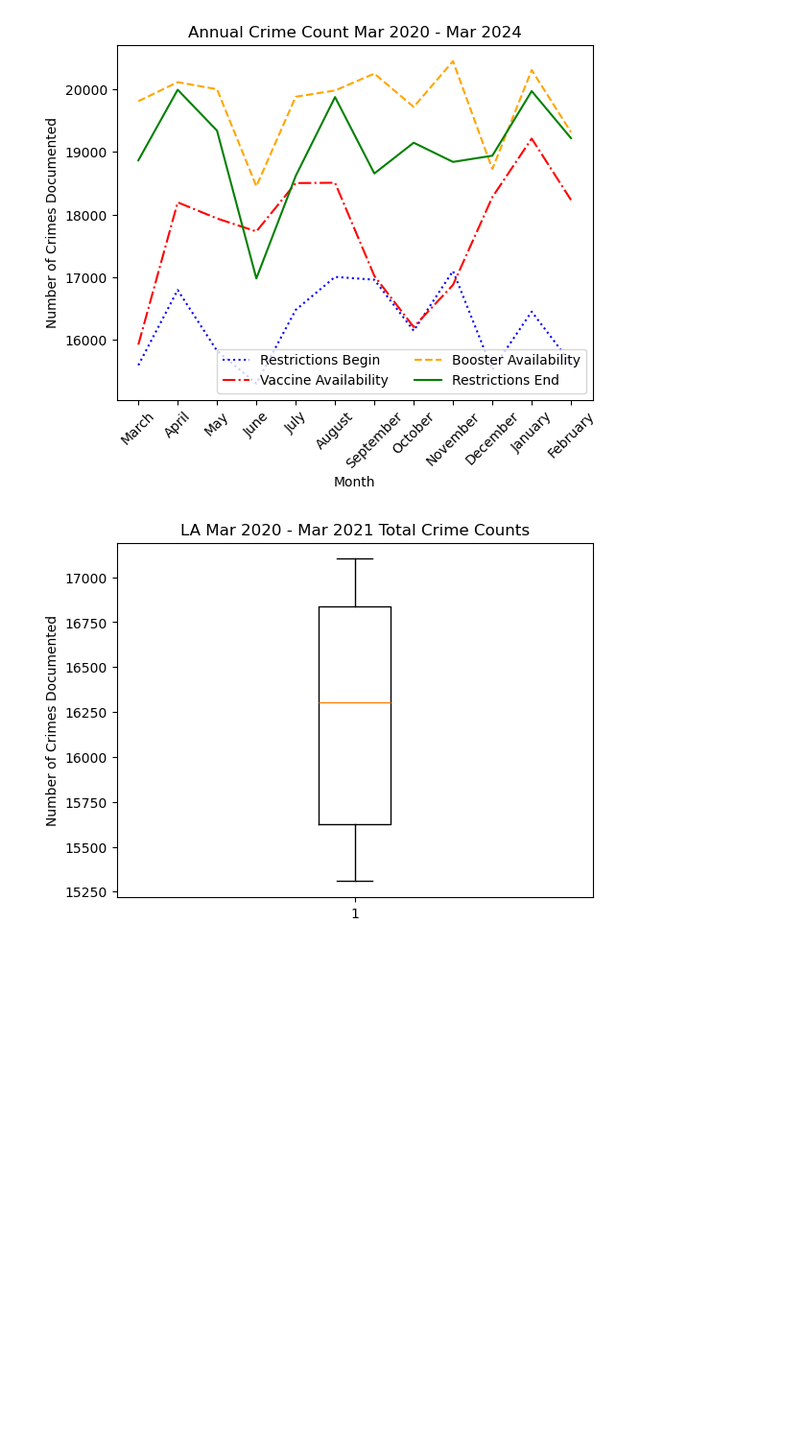
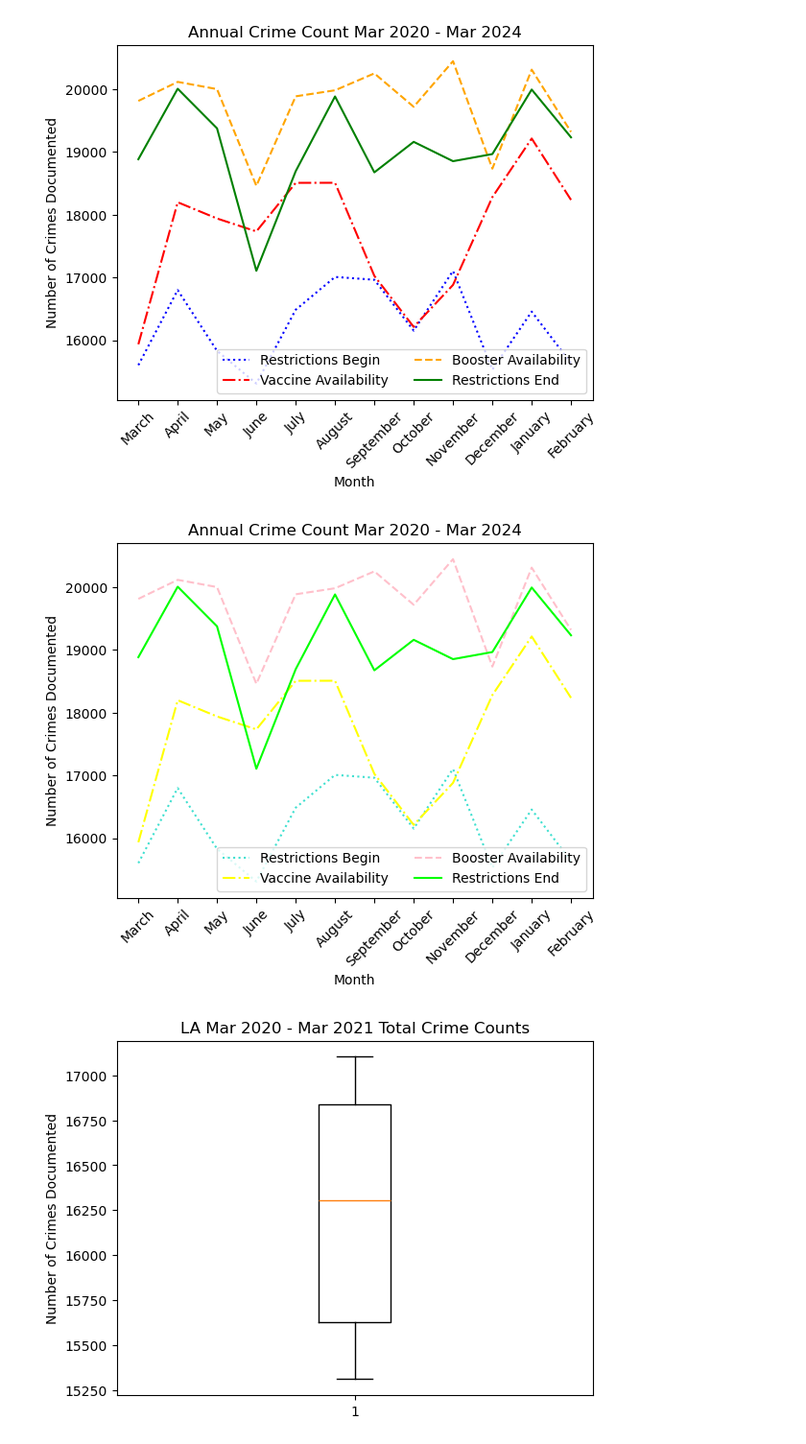
Before and after one commit to wiseorcool/Project-1-Team-4, a Jupyter notebook: 14042024_P1 YS/Project-1-Team-4-Brendan-s-Branch/April 10th Initial Graphs/Working_Refined_ish.ipynb, the cells around one changed output. Shown at 96% size. Cells and saved outputs as stored; diff of their text form; code cells hidden in the pictures; blank space fills up the shorter version.

Commit message:
stats and stats visualizations comp

```diff
--- a/14042024_P1 YS/Project-1-Team-4-Brendan-s-Branch/April 10th Initial Graphs/Working_Refined_ish.ipynb
+++ b/14042024_P1 YS/Project-1-Team-4-Brendan-s-Branch/April 10th Initial Graphs/Working_Refined_ish.ipynb
@@ -1154,6 +1182,33 @@ plt.show()
 #stackoverflow: https://stackoverflow.com/questions/9622163/save-plot-to-image-file-instead-of-displaying-it
 # %% [output]
 [figure]
+# %%
+x_1 = ["March", "April", "May", "June", "July", "August", "September", "October", "November", "December", "January", "February",]
+y_1=sum2020["Total Counts"]
+y_2=sum2021["Total Counts"]
+y_3=sum2022["Total Counts"]
+y_4=sum2023["Total Counts"]
+
+plt.plot(x_1,y_1, color='turquoise', linestyle='dotted', label="Restrictions Begin")
+plt.plot(x_1,y_2, color='yellow', linestyle='dashdot', label="Vaccine Availability")
+plt.plot(x_1,y_3, color='pink', linestyle='dashed', label="Booster Availability")
+plt.plot(x_1,y_4, color='lime', linestyle='solid', label="Restrictions End")
+plt.xticks(rotation=45)
+plt.xlabel("Month")
+plt.ylabel("Number of Crimes Documented")
+
+plt.legend(loc='lower right', ncol=2)
+plt.tight_layout
+plt.title("Annual Crime Count Mar 2020 - Mar 2024")
+
+#plt.axvline(("March"), color="blue")
+#plt.text("March", 20300,"COVID Restrictions Begin", fontsize=8, bbox=dict(facecolor="blue", edgecolor="blue"))
+plt.show()
+
+#plt.savefig("Annual_Total_Vs_Year.pdf", bbox_inches="tight")
+#stackoverflow: https://stackoverflow.com/questions/9622163/save-plot-to-image-file-instead-of-displaying-it
+# %% [output]
+[figure, added]
 # %%
 box2021_count = sum2020["Total Counts"]
 
```
Also changed, not shown: parts of 56 cells of this notebook, 20 other files.
